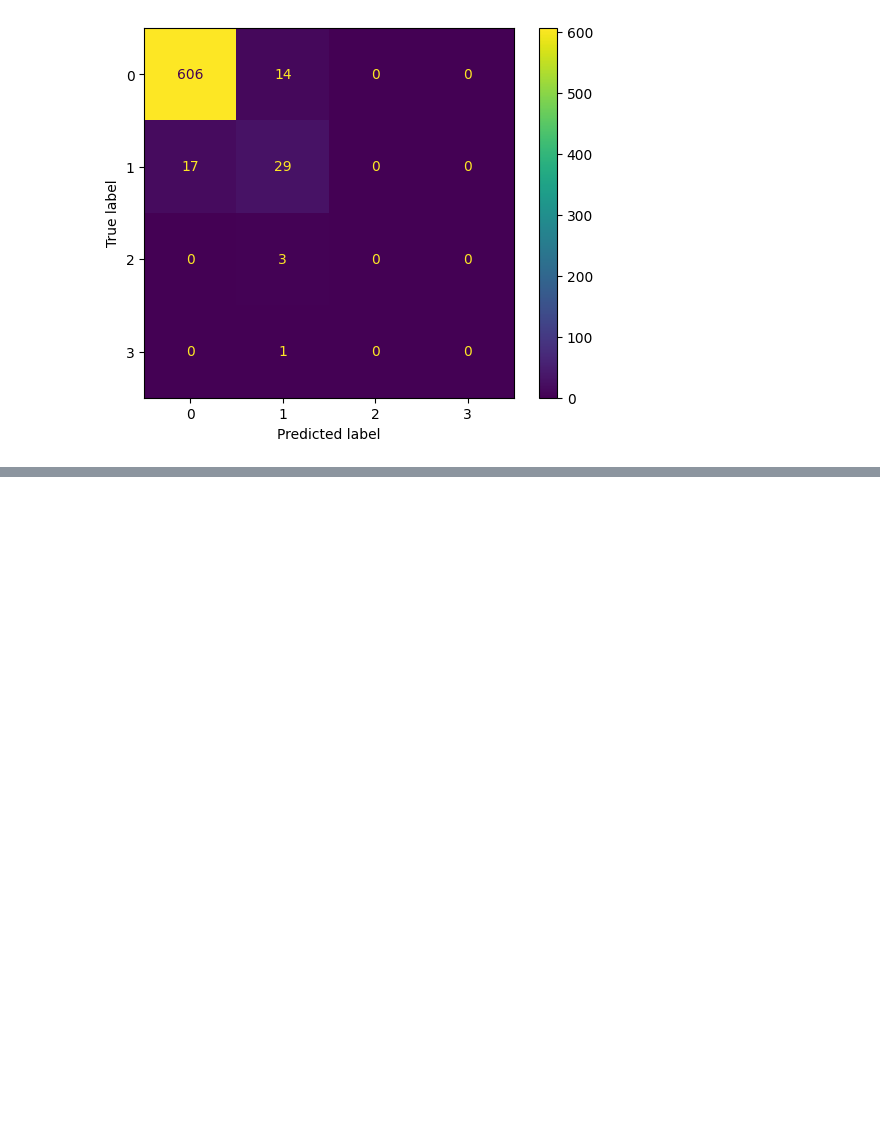
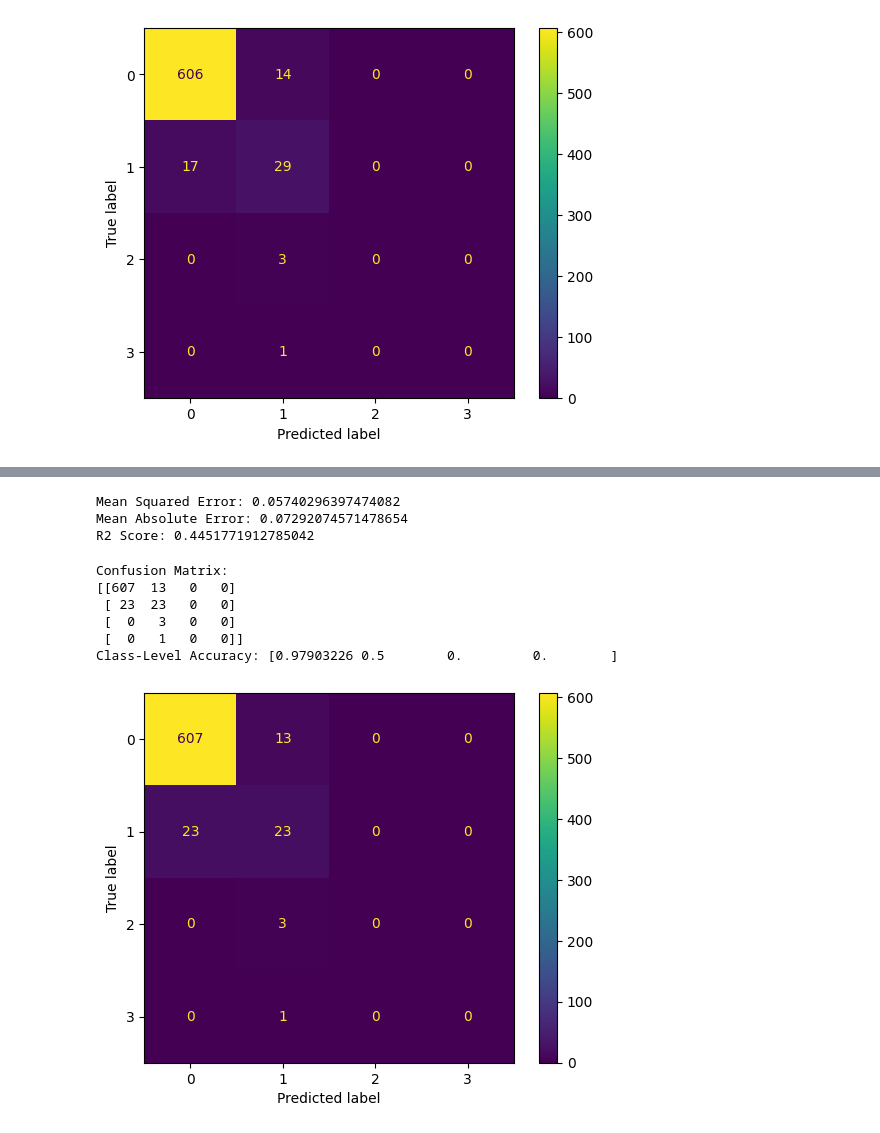
Before and after one commit to ericmckevitt/Premier-League-Goal-Prediction, a Jupyter notebook: prediction.ipynb, the cells around one changed output, grey strips where cells are left out. Drawn from its saved outputs; the diff is of its cells as text; code cells hidden in the pictures; blank space fills up the shorter version.

```diff
--- a/prediction.ipynb
+++ b/prediction.ipynb
@@ -328,0 +289,56 @@ print(feature_importances.head(10))
+# %%
+# Use the log-transformed target variable
+y_log = np.log1p(df["Goals"])  # Log transform to handle skewed distribution
+X_train, X_test, y_train, y_test = train_test_split(X_scaled, y_log, test_size=0.2, random_state=42)
+
+# Define an XGBoost regressor
+xgb_model = xgb.XGBRegressor(
+    objective='reg:absoluteerror',  # Regression objective for MAE
+    n_estimators=100,  # Number of trees
+    max_depth=6,  # Maximum depth of trees
+    learning_rate=0.1,  # Step size shrinkage
+    subsample=0.8,  # Fraction of samples used for training
+    colsample_bytree=0.8,  # Fraction of features used per tree
+    random_state=42
+)
+
+# Train the model
+xgb_model.fit(X_train, y_train)
+
+# Make predictions
+y_pred_log = xgb_model.predict(X_test)
+y_pred = np.expm1(y_pred_log)  # Inverse transform predictions back to original scale
+
+# Evaluate the model
+mse = mean_squared_error(np.expm1(y_test), y_pred)
+mae = mean_absolute_error(np.expm1(y_test), y_pred)
+r2 = r2_score(np.expm1(y_test), y_pred)
+
+print(f"Mean Squared Error: {mse}")
+print(f"Mean Absolute Error: {mae}")
+print(f"R2 Score: {r2}")
+# %% [output]
+Mean Squared Error: 0.05740296397474082
+Mean Absolute Error: 0.07292074571478654
+R2 Score: 0.4451771912785042
+# %%
+# Round predictions for confusion matrix
+y_pred_rounded = np.round(y_pred).astype(int)
+y_test_rounded = np.round(np.expm1(y_test)).astype(int)
+
+# Create confusion matrix
+conf_matrix = confusion_matrix(y_test_rounded, y_pred_rounded)
+ConfusionMatrixDisplay(conf_matrix).plot(cmap='viridis')
+
+# Print confusion matrix and class-level accuracy
+print(f"Confusion Matrix:\n{conf_matrix}")
+class_accuracy = conf_matrix.diagonal() / conf_matrix.sum(axis=1)
+print(f"Class-Level Accuracy: {class_accuracy}")
+# %% [output]
+Confusion Matrix:
+[[607  13   0   0]
+ [ 23  23   0   0]
+ [  0   3   0   0]
+ [  0   1   0   0]]
+Class-Level Accuracy: [0.97903226 0.5        0.         0.        ]
+[figure, added]
```
Also changed, not shown: parts of 17 cells of this notebook.
